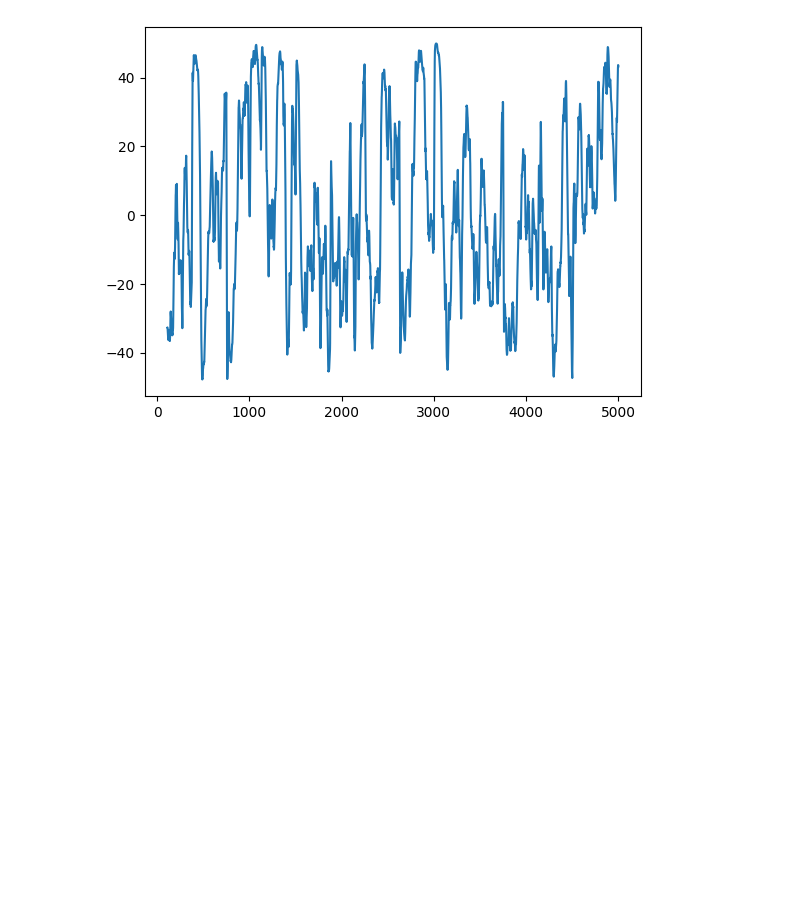
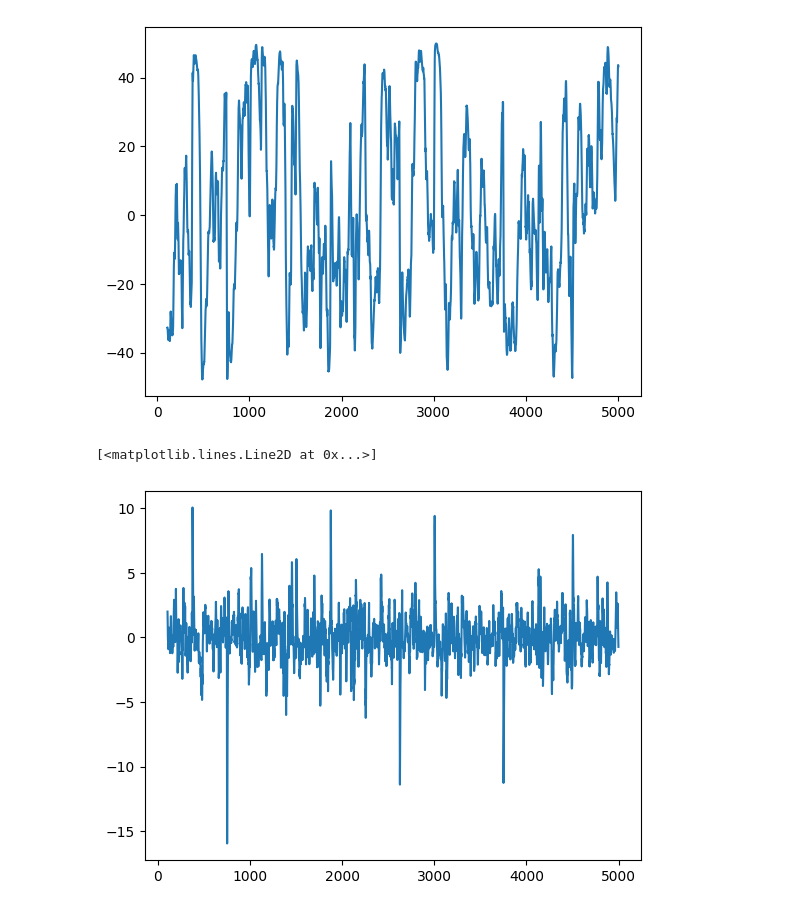
Before and after one commit to chirayu5/algotrading_v40, a Jupyter notebook: notebooks/feature_calculators.ipynb, the cells around one changed output. Saved outputs shown, nothing was run; the diff lists cells and outputs as text; code cells hidden in the pictures; blank space fills up the shorter version.

Commit message:
MACD feature calculator

```diff
--- a/notebooks/feature_calculators.ipynb
+++ b/notebooks/feature_calculators.ipynb
@@ -84,3 +85,9 @@ plt.plot(ma_diff.values[:5000])
 # %% [output]
 [<matplotlib.lines.Line2D at 0x...>]
 [figure]
+# %%
+macd = fc_macd.macd(df_icici, short_length=10, long_length=100, n_to_smooth=5)
+plt.plot(macd.values[:5000])
+# %% [output]
+[<matplotlib.lines.Line2D at 0x...>]
+[figure, added]
```
Also changed, not shown: parts of 1 cell of this notebook, 4 other files.
